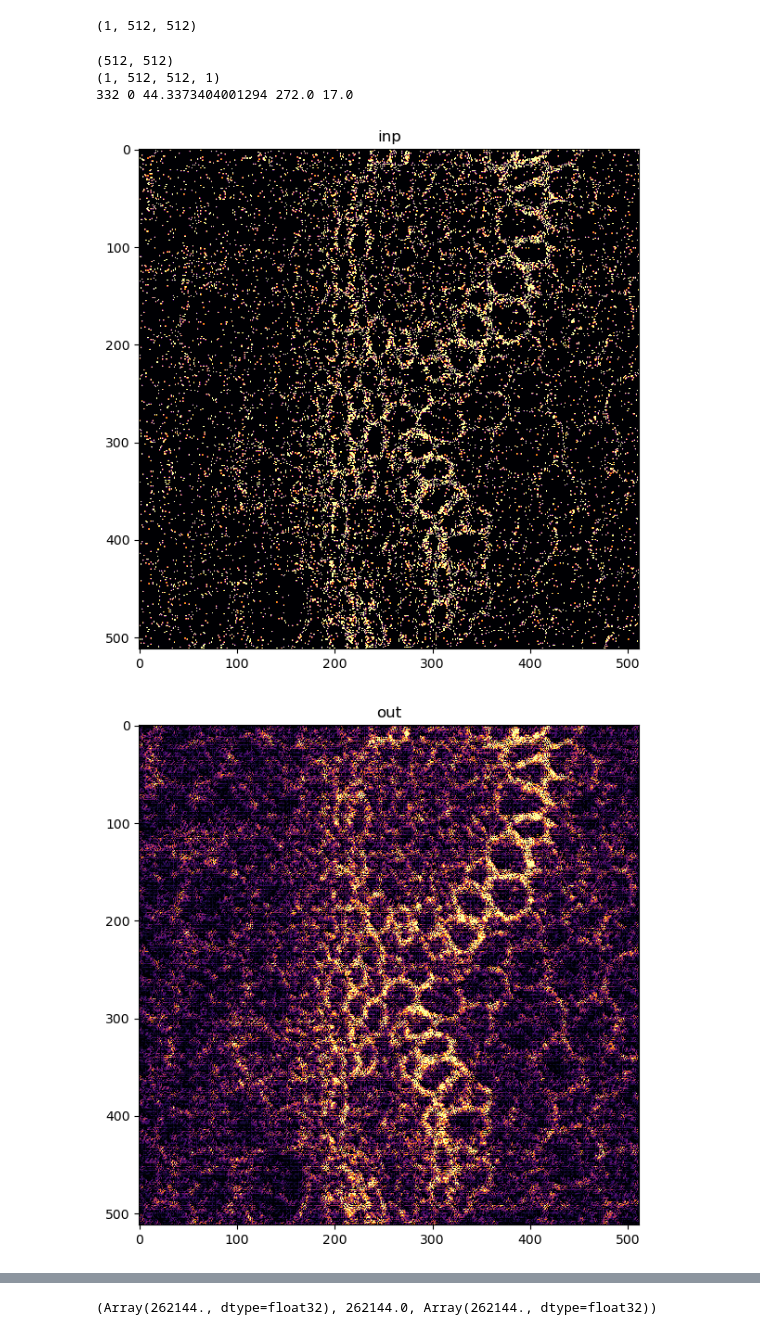
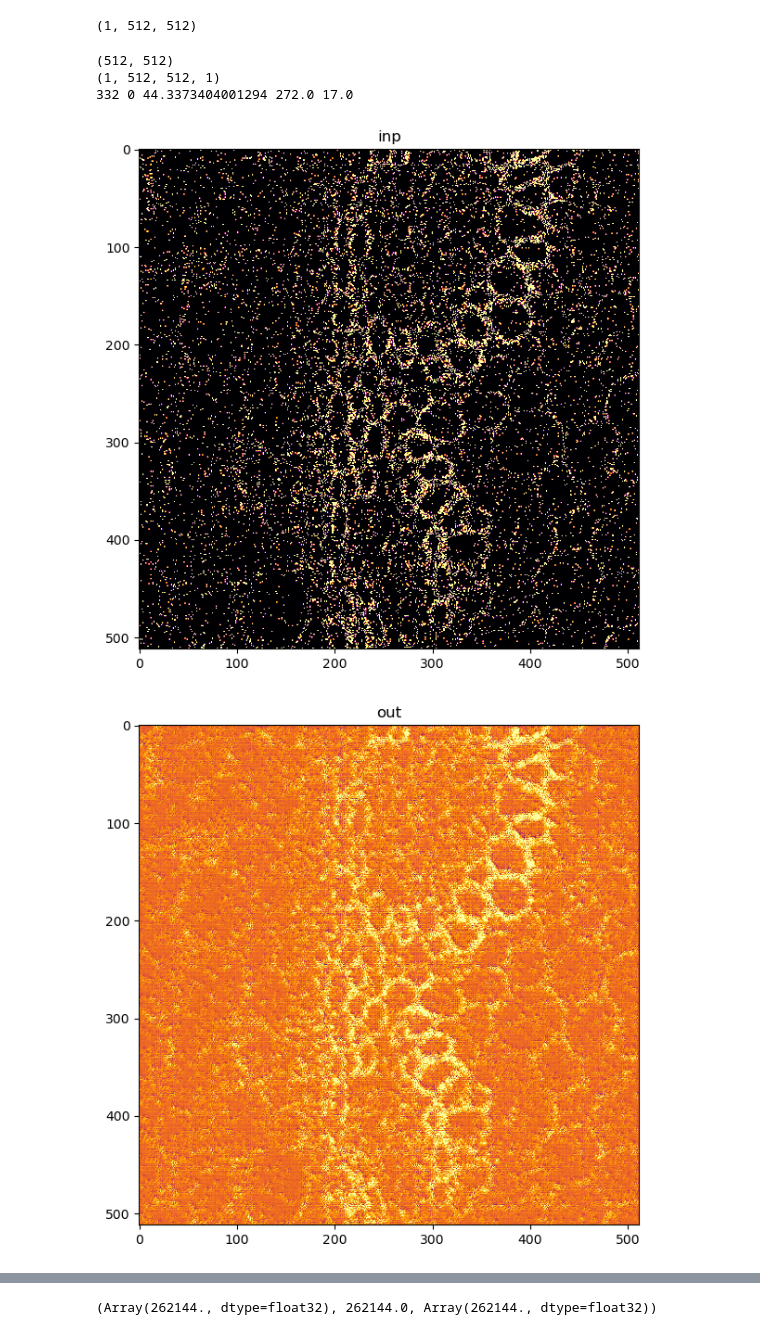
Before and after one commit to ankithsavio/msc-project, a Jupyter notebook: GAP-JAX/examples-jax/test-jax.ipynb, the cells around one changed output, grey strips where cells are left out. Saved outputs shown, nothing was run; the diff lists cells and outputs as text; code cells hidden in the pictures.

```diff
--- a/GAP-JAX/examples-jax/test-jax.ipynb
+++ b/GAP-JAX/examples-jax/test-jax.ipynb
@@ -17,8 +21,7 @@ from gap_jax.BinomDataset_JAX import BinomDataset
 from  gap_jax.GAP_JAX_Trainer import Trainer, TrainState
 from gap_jax.GAP_UNET_ResBlock_JAX import UN
 # %%
-data = imread('/mnt/c/Users/ankit/Desktop/Msc AIML/Data/convallaria/trainingDataGT.tif')
-# data = imread(r'C:\Users\ankit\Desktop\Msc AIML\Data\convallaria\trainingDataGT.tif')
+data = np.concatenate((imread('/mnt/c/Users/ankit/Desktop/Msc AIML/Data/convallaria/trainingDataGT.tif'), imread('/mnt/c/Users/ankit/Desktop/Msc AIML/Data/convallaria/testDataGT.tif')))
 # %%
 print(data.shape)
 # %% [output]
@@ -33,9 +36,9 @@ def psnrToString(inp):
 minpsnr = -40
 maxpsnr = -5
 
-name = 'm40tom5-256x256-jax-base-v1'
-CHECKPOINT_PATH = '/mnt/c/Users/ankit/Desktop/Msc AIML/Data/checkpoints/models/jax/'
+name = 'm40tom5-256x256-jax-base-v5'
+# CHECKPOINT_PATH = '/mnt/c/Users/ankit/Desktop/Msc AIML/Data/checkpoints/models/jax/'
 # CHECKPOINT_PATH  = "C:\\Users\\ankit\\Desktop\\Msc AIML\\Data\\checkpoints\\models\\jax\\windows\\"
-# CHECKPOINT_PATH = '/home/ankith/temp/test/'
+CHECKPOINT_PATH = '/home/ankith/temp/test/'
 CHECKPOINT_PATH, name
 # %% [output]
@@ -71,3 +79,3 @@ GPU detected with 1 Device(s).
 # %%
-# trainer.train_model(train_loader= train_loader,
-#                     val_loader= val_loader)
+trainer.train_model(train_loader= train_loader,
+                    val_loader= val_loader)
@@ -135,35 +159,35 @@ for inp, gt in zip(dataTest, dataTestGT):
     print(out.shape)
     out = inp.sum() * out / out.sum()
 
     print(gt.max(), gt.min(), gt.std(), np.percentile(gt,99.9), np.percentile(gt,50))
 
     inp = inp/inp.mean()
     out = out/out.mean()
     gt = gt/gt.mean()
     vmax = np.percentile(gt,99)
 
     plt.figure(figsize=(7,7))
     plt.imshow(inp,vmin = 0, vmax = vmax, cmap = "inferno")
     plt.title('inp')
     plt.show()
 
     vmax = np.percentile(gt,99)
     plt.figure(figsize=(7,7))
-    plt.imshow(out[0,:,:,0],vmin = 0, vmax = vmax, cmap = "inferno")
+    plt.imshow(out[0,:,:,0],vmin = out.min(), vmax = vmax, cmap = "inferno")
     plt.title('out')
     plt.show()
 
     vmax = np.percentile(gt,99)
     plt.figure(figsize=(7,7))
     plt.imshow(gt,vmin = 0,vmax = vmax, cmap = "inferno")
     plt.title('GT')
     plt.show()
 # %% [output]
 (512, 512)
 (1, 512, 512, 1)
 332 0 44.3373404001294 272.0 17.0
 [figure]
-[figure, old version]
+[figure, new version]
 [figure]
 # %%
 out.min(), inp.min(), gt.min(), out.max(), inp.max(), gt.max()
```
Also changed, not shown: parts of 9 cells of this notebook, 2 other files.
